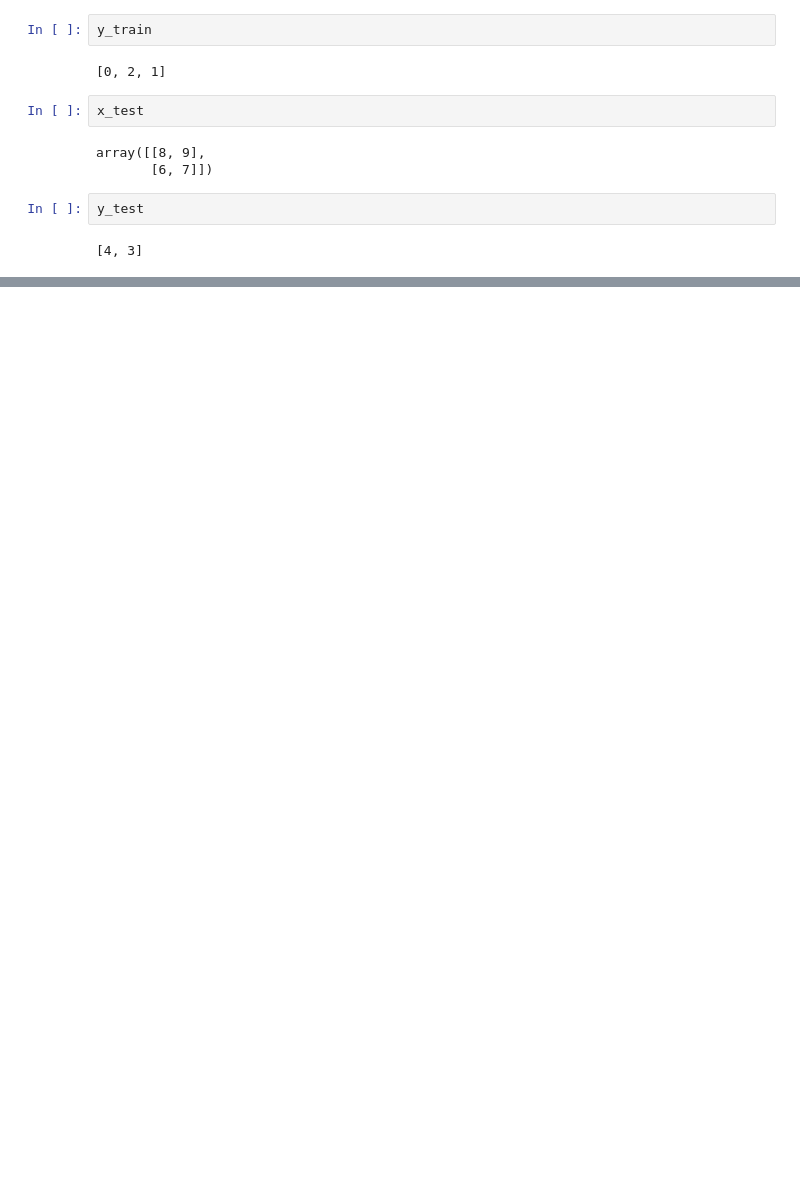
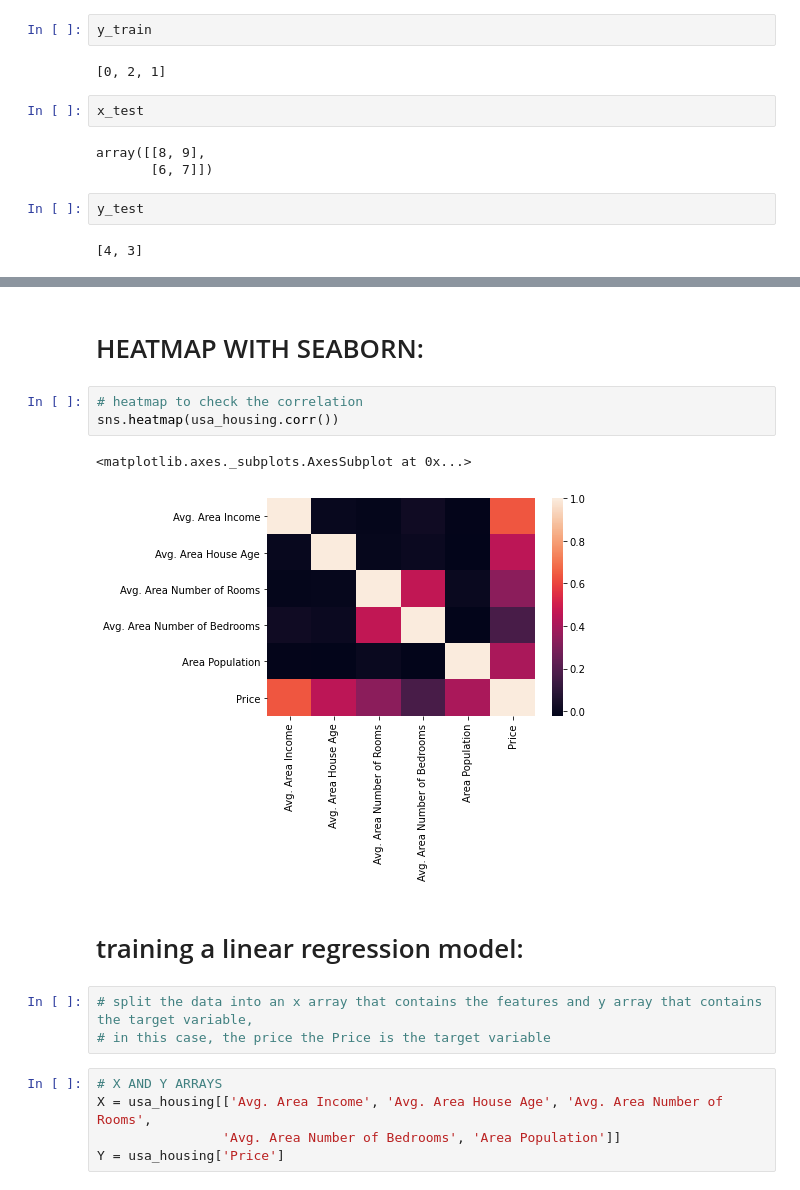
Before and after one commit to roblivesinottawa/data_science_machine_learning_python, a Jupyter notebook: 11-Linear-Regression/04-Template.ipynb, the cells around one changed output, grey strips where cells are left out. Drawn from its saved outputs; the diff is of its cells as text; blank space fills up the shorter version.

```diff
--- a/11-Linear-Regression/04-Template.ipynb
+++ b/11-Linear-Regression/04-Template.ipynb
@@ -37,0 +129,18 @@ y_test
+# %% [markdown]
+# HEATMAP WITH SEABORN:
+# %%
+# heatmap to check the correlation
+sns.heatmap(usa_housing.corr())
+# %% [output]
+<matplotlib.axes._subplots.AxesSubplot at 0x...>
+[figure, added]
+# %% [markdown]
+# training a linear regression model:
+# %%
+# split the data into an x array that contains the features and y array that contains the target variable,
+# in this case, the price the Price is the target variable
+# %%
+# X AND Y ARRAYS
+X = usa_housing[['Avg. Area Income', 'Avg. Area House Age', 'Avg. Area Number of Rooms',
+                'Avg. Area Number of Bedrooms', 'Area Population']]
+Y = usa_housing['Price']
```
Also changed, not shown: parts of 32 cells of this notebook, 1 other file.
